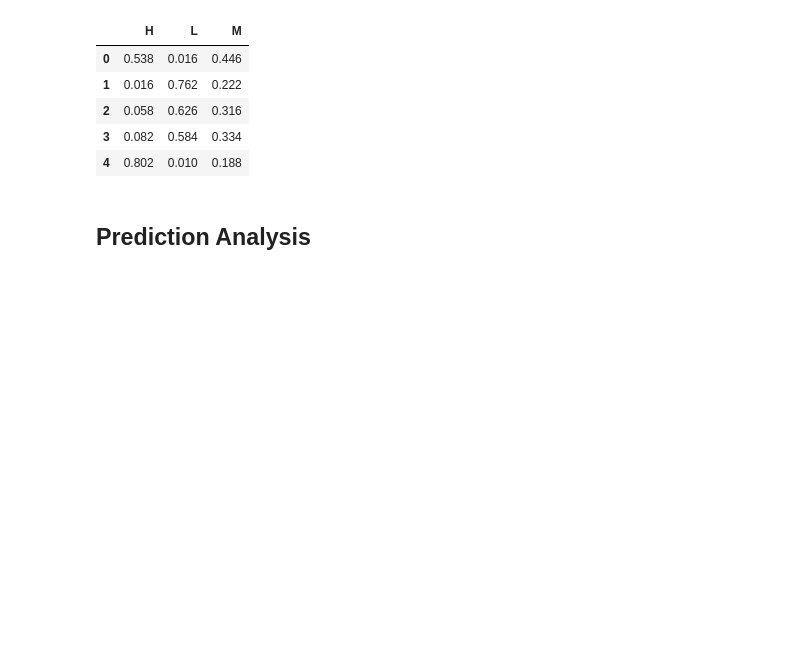
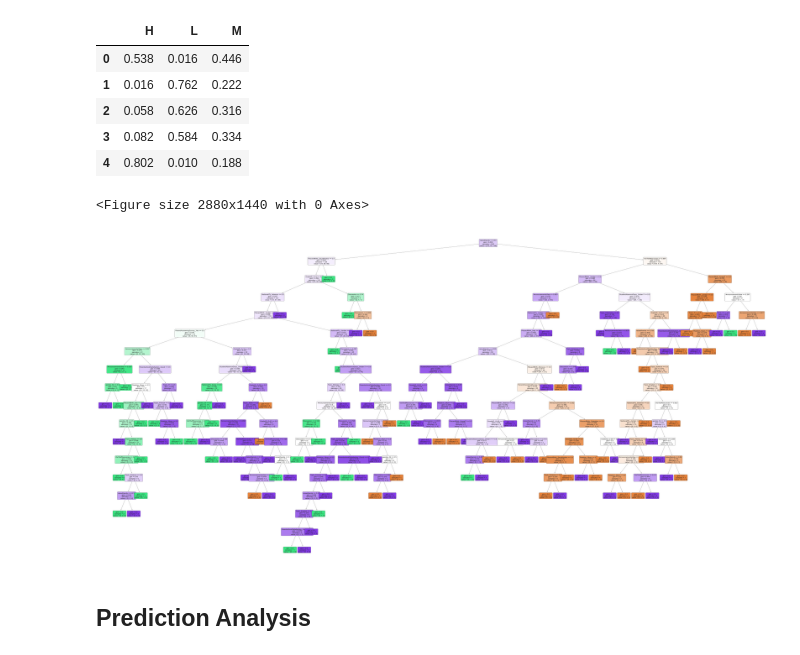
Before and after one commit to himanshudce/ML, a Jupyter notebook: Test_Analysis.ipynb, the cells around one changed output. Saved outputs shown, nothing was run; the diff lists cells and outputs as text; code cells hidden in the pictures; blank space fills up the shorter version.

```diff
--- a/Test_Analysis.ipynb
+++ b/Test_Analysis.ipynb
@@ -168,6 +168,18 @@ predicted_prob.head()
 | 4 | 0.802 | 0.010 | 0.188 |
 # %%
 y_pred = [num_to_label[str(i)] for i in y_pred]
+# %%
+# just a sample view of one of the randomforest tree
+# to save the visualiation of one of the random estimator
+from sklearn import tree
+plt.figure(figsize=(40,20))
+_ = tree.plot_tree(final_model.estimators_[1], feature_names = X_test_processed.columns,
+             filled=True, fontsize=6, rounded = True)
+plt.savefig('test_results/estimator.png')
+plt.show()
+# %% [output]
+<Figure size 2880x1440 with 0 Axes>
+[figure, added]
 # %% [markdown]
 ## Prediction Analysis
 # %% [markdown]
```
Also changed, not shown: parts of 2 cells of this notebook, 10 other files.
